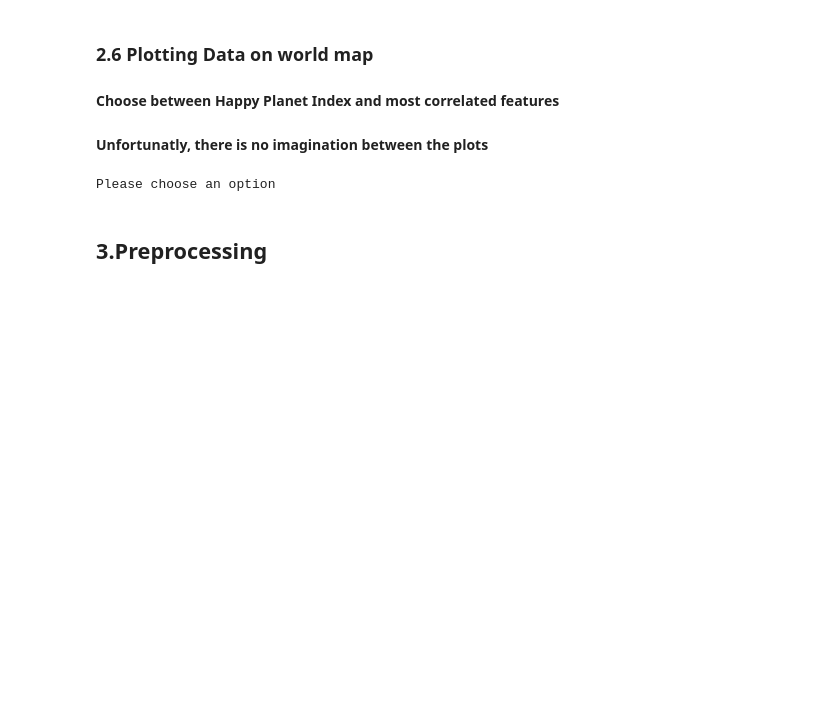
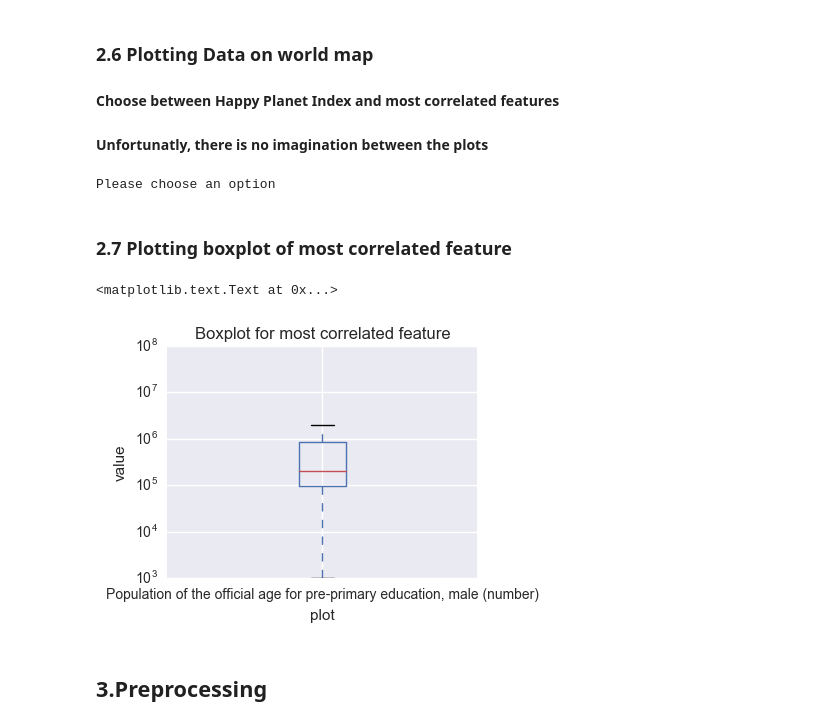
Before and after one commit to acrola/WorkShopDS, a Jupyter notebook: Project-Notebook.ipynb, the cells around one changed output. Cells and saved outputs as stored; diff of their text form; code cells hidden in the pictures; blank space fills up the shorter version.

```diff
--- a/Project-Notebook.ipynb
+++ b/Project-Notebook.ipynb
@@ -130,6 +130,19 @@ if button_plots.value:
     MapVisualizations.interactMaps(overall_data,corr_features)
 # %% [output]
 Please choose an option
+# %% [markdown]
+### 2.7 Plotting boxplot of most correlated feature
+# %%
+fig = plt.figure(figsize=(4,3))
+ax = fig.add_subplot(111)
+overall_data[corr_features[1]].to_frame().boxplot()
+ax.set_yscale('log')
+plt.ylabel('value')
+plt.xlabel('plot')
+plt.title('Boxplot for most correlated feature')
+# %% [output]
+<matplotlib.text.Text at 0x...>
+[figure, added]
 # %% [markdown]
 ## 3.Preprocessing
 # %% [markdown]
```
Also changed, not shown: parts of 14 cells of this notebook, 5 other files.
